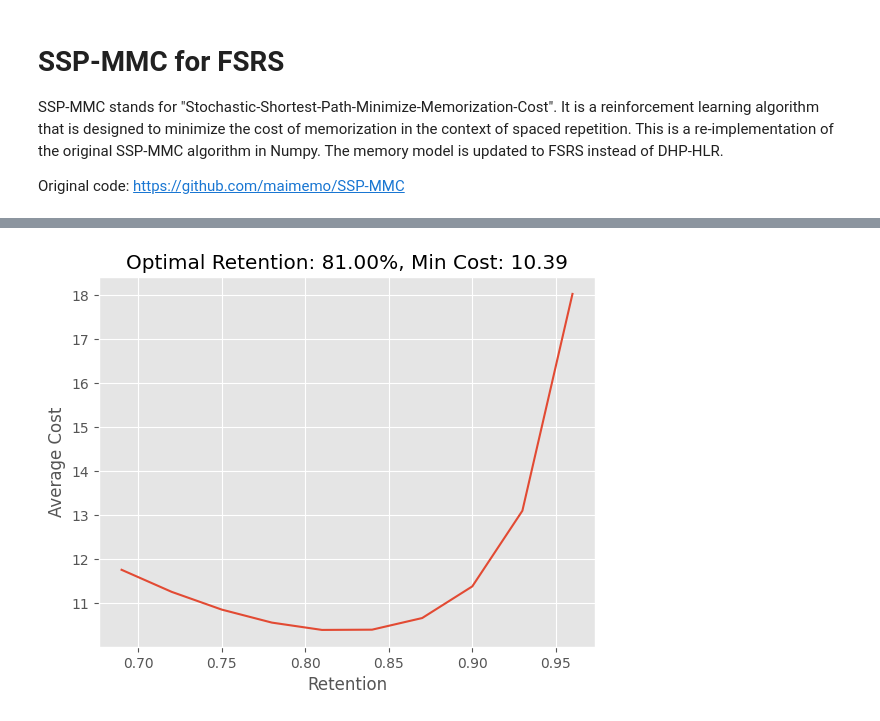
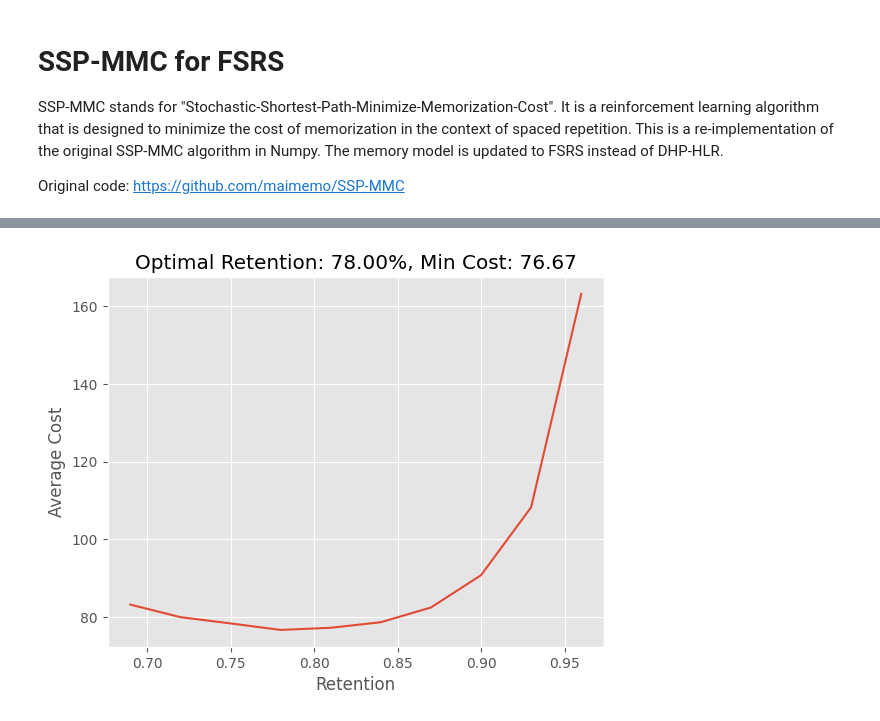
Before and after one commit to open-spaced-repetition/SSP-MMC-FSRS, a Jupyter notebook: notebook.ipynb, the cells around one changed output, grey strips where cells are left out. Drawn from its saved outputs; the diff is of its cells as text; code cells hidden in the pictures.

Commit message:
support first_rating_prob

```diff
--- a/notebook.ipynb
+++ b/notebook.ipynb
@@ -203,10 +208,11 @@ ax.plot_surface(s_state_mesh_2d, d_state_mesh_2d, cost_matrix, cmap="viridis")
 ax.set_xlabel("Stability")
 ax.set_ylabel("Difficulty")
 ax.set_zlabel("Cost")
-ax.set_title(f"Avg Cost: {avg_cost:.2f}")
+ax.set_title(f"Avg Init Cost: {avg_cost:.2f}")
 ax.set_box_aspect(None, zoom=0.8)
 ax = fig.add_subplot(122, projection="3d")
-ax.plot_surface(s_state_mesh_2d, d_state_mesh_2d, retention_matrix, cmap="viridis")
+ax.plot_surface(s_state_mesh_2d, d_state_mesh_2d,
+                retention_matrix, cmap="viridis")
 ax.set_xlabel("Stability")
 ax.set_ylabel("Difficulty")
 ax.set_zlabel("Retention")
@@ -219,12 +225,4 @@ plt.show()
 # %%
-again_cost = 9
-hard_cost = 5
-good_cost = 3
-easy_cost = 1
-hard_ratio = 0.3
-good_ratio = 0.6
-easy_ratio = 0.1
-# the sum of the ratios should be 1
 costs = []
 
 r_range = np.linspace(r_min, r_max, 10)
@@ -249,8 +247,7 @@ for r in r_range:
         )
         next_difficulty_after_again = next_difficulty(d_state_mesh, 1)
         next_cost_after_again = (
-            i2c(next_stability_after_again,
-                next_difficulty_after_again) + again_cost
+            i2c(next_stability_after_again, next_difficulty_after_again) + again_cost
         )
 
         next_stability_after_hard = stability_after_success(
@@ -258,8 +255,7 @@ for r in r_range:
         )
         next_difficulty_after_hard = next_difficulty(d_state_mesh, 2)
         next_cost_after_hard = (
-            i2c(next_stability_after_hard,
-                next_difficulty_after_hard) + hard_cost
+            i2c(next_stability_after_hard, next_difficulty_after_hard) + hard_cost
         )
 
         next_stability_after_good = stability_after_success(
@@ -267,8 +263,7 @@ for r in r_range:
         )
         next_difficulty_after_good = next_difficulty(d_state_mesh, 3)
         next_cost_after_good = (
-            i2c(next_stability_after_good,
-                next_difficulty_after_good) + good_cost
+            i2c(next_stability_after_good, next_difficulty_after_good) + good_cost
         )
 
         next_stability_after_easy = stability_after_success(
@@ -276,14 +271,16 @@ for r in r_range:
         )
         next_difficulty_after_easy = next_difficulty(d_state_mesh, 4)
         next_cost_after_easy = (
-            i2c(next_stability_after_easy,
-                next_difficulty_after_easy) + easy_cost
+            i2c(next_stability_after_easy, next_difficulty_after_easy) + easy_cost
         )
 
         expected_cost = (
-            r_state_mesh * (hard_ratio * next_cost_after_hard
-                            + good_ratio * next_cost_after_good
-                            + easy_ratio * next_cost_after_easy)
+            r_state_mesh
+            * (
+                review_rating_prob[0] * next_cost_after_hard
+                + review_rating_prob[1] * next_cost_after_good
+                + review_rating_prob[2] * next_cost_after_easy
+            )
             + (1 - r_state_mesh) * next_cost_after_again
         )
         # update cost matrix
@@ -293,7 +290,10 @@ for r in r_range:
         i += 1
     end = time.time()
     print(f"Time: {end - start:.2f}s, Iterations: {i}")
-    avg_cost = cost_matrix.mean()
+    init_stability = np.array(w[0:4])
+    init_difficulty = np.array([w[4] - (3 - g) * w[5] for g in range(1, 5)])
+    init_cost = cost_matrix[d2i(init_difficulty), s2i(init_stability)]
+    avg_cost = init_cost @ first_rating_prob
     costs.append(avg_cost)
     fig = plt.figure(figsize=(5, 5))
     ax = fig.add_subplot(111, projection="3d")
@@ -328,10 +328,11 @@ Time: 2.77s, Iterations: 41
 # %%
 optimal_retention = r_range[np.argmin(costs)]
 min_cost = np.min(costs)
 plt.plot(r_range, costs)
 plt.xlabel("Retention")
 plt.ylabel("Average Cost")
-plt.title(f"Optimal Retention: {optimal_retention * 100:.2f}%, Min Cost: {min_cost:.2f}")
+plt.title(
+    f"Optimal Retention: {optimal_retention * 100:.2f}%, Min Cost: {min_cost:.2f}")
 plt.show()
 # %% [output]
-[figure, old version]
+[figure, new version]
```
Also changed, not shown: parts of 4 cells of this notebook.
